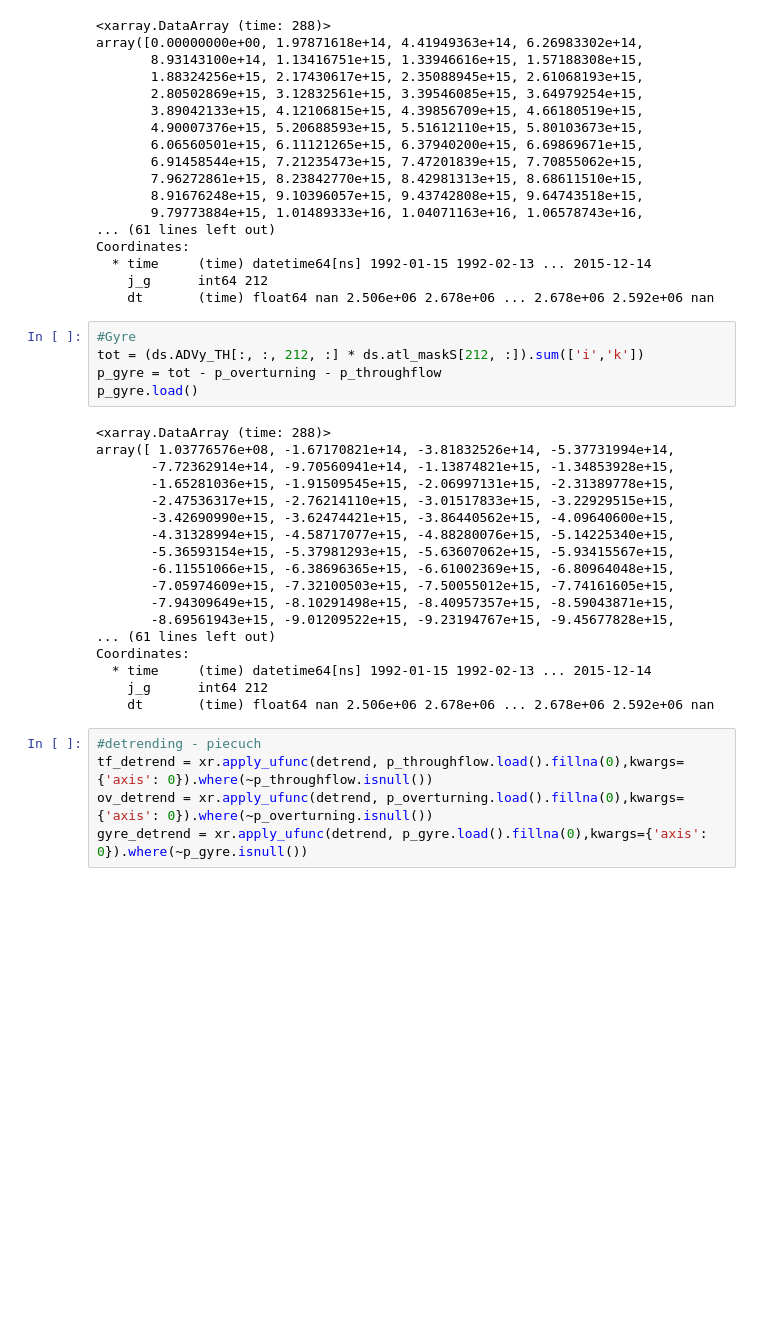
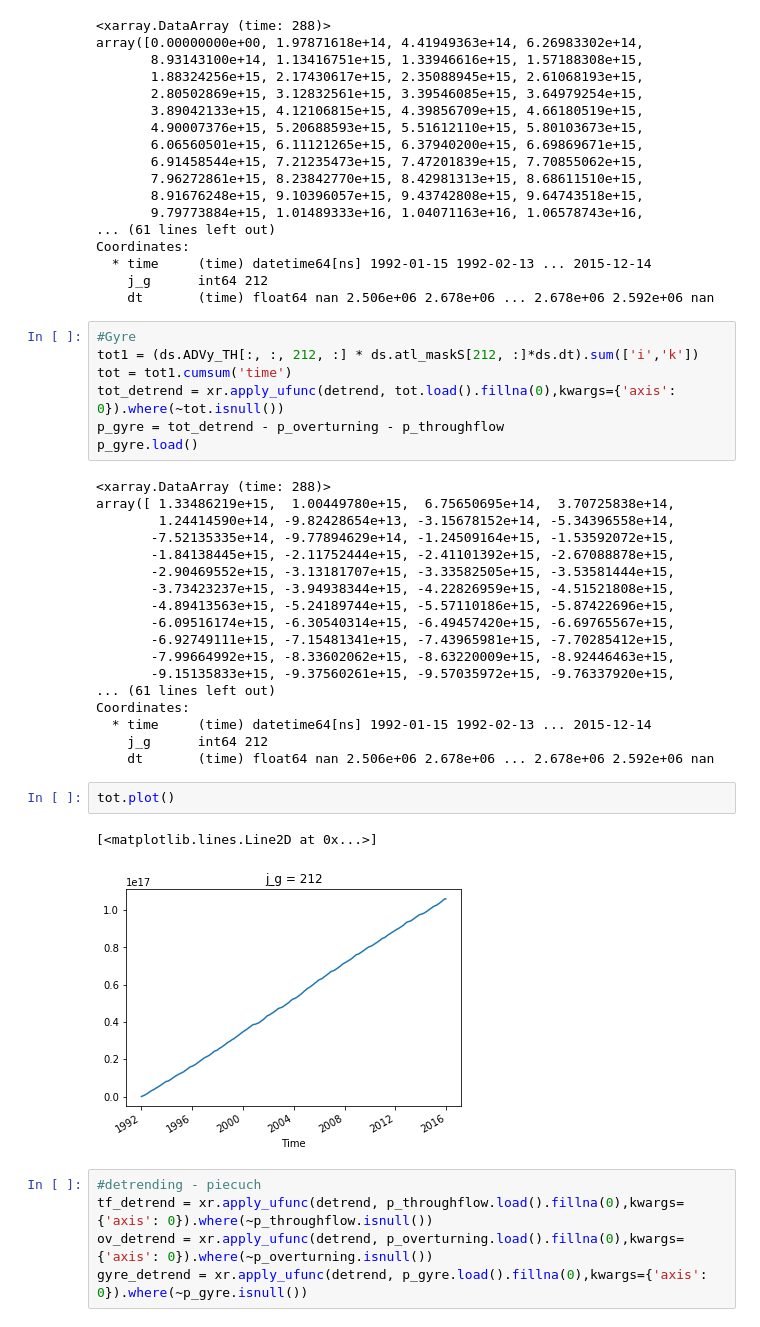
Before and after one commit to cjiang15/na-heat-transport, a Jupyter notebook: semester-work/old-210s-code/spencer-plot.ipynb, the cells around one changed output. Drawn from its saved outputs; the diff is of its cells as text; blank space fills up the shorter version.

```diff
--- a/semester-work/spencer-plot.ipynb
+++ b/semester-work/old-210s-code/spencer-plot.ipynb
@@ -252,27 +252,34 @@ Coordinates:
     dt       (time) float64 nan 2.506e+06 2.678e+06 ... 2.678e+06 2.592e+06 nan
 # %%
 #Gyre
-tot = (ds.ADVy_TH[:, :, 212, :] * ds.atl_maskS[212, :]).sum(['i','k'])
-p_gyre = tot - p_overturning - p_throughflow
+tot1 = (ds.ADVy_TH[:, :, 212, :] * ds.atl_maskS[212, :]*ds.dt).sum(['i','k'])
+tot = tot1.cumsum('time')
+tot_detrend = xr.apply_ufunc(detrend, tot.load().fillna(0),kwargs={'axis': 0}).where(~tot.isnull())
+p_gyre = tot_detrend - p_overturning - p_throughflow
 p_gyre.load()
 # %% [output]
 <xarray.DataArray (time: 288)>
-array([ 1.03776576e+08, -1.67170821e+14, -3.81832526e+14, -5.37731994e+14,
-       -7.72362914e+14, -9.70560941e+14, -1.13874821e+15, -1.34853928e+15,
-       -1.65281036e+15, -1.91509545e+15, -2.06997131e+15, -2.31389778e+15,
-       -2.47536317e+15, -2.76214110e+15, -3.01517833e+15, -3.22929515e+15,
-       -3.42690990e+15, -3.62474421e+15, -3.86440562e+15, -4.09640600e+15,
-       -4.31328994e+15, -4.58717077e+15, -4.88280076e+15, -5.14225340e+15,
-       -5.36593154e+15, -5.37981293e+15, -5.63607062e+15, -5.93415567e+15,
-       -6.11551066e+15, -6.38696365e+15, -6.61002369e+15, -6.80964048e+15,
-       -7.05974609e+15, -7.32100503e+15, -7.50055012e+15, -7.74161605e+15,
-       -7.94309649e+15, -8.10291498e+15, -8.40957357e+15, -8.59043871e+15,
-       -8.69561943e+15, -9.01209522e+15, -9.23194767e+15, -9.45677828e+15,
+array([ 1.33486219e+15,  1.00449780e+15,  6.75650695e+14,  3.70725838e+14,
+        1.24414590e+14, -9.82428654e+13, -3.15678152e+14, -5.34396558e+14,
+       -7.52135335e+14, -9.77894629e+14, -1.24509164e+15, -1.53592072e+15,
+       -1.84138445e+15, -2.11752444e+15, -2.41101392e+15, -2.67088878e+15,
+       -2.90469552e+15, -3.13181707e+15, -3.33582505e+15, -3.53581444e+15,
+       -3.73423237e+15, -3.94938344e+15, -4.22826959e+15, -4.51521808e+15,
+       -4.89413563e+15, -5.24189744e+15, -5.57110186e+15, -5.87422696e+15,
+       -6.09516174e+15, -6.30540314e+15, -6.49457420e+15, -6.69765567e+15,
+       -6.92749111e+15, -7.15481341e+15, -7.43965981e+15, -7.70285412e+15,
+       -7.99664992e+15, -8.33602062e+15, -8.63220009e+15, -8.92446463e+15,
+       -9.15135833e+15, -9.37560261e+15, -9.57035972e+15, -9.76337920e+15,
 ... (61 lines left out)
 Coordinates:
   * time     (time) datetime64[ns] 1992-01-15 1992-02-13 ... 2015-12-14
     j_g      int64 212
     dt       (time) float64 nan 2.506e+06 2.678e+06 ... 2.678e+06 2.592e+06 nan
+# %%
+tot.plot()
+# %% [output]
+[<matplotlib.lines.Line2D at 0x...>]
+[figure, added]
 # %%
 #detrending - piecuch
 tf_detrend = xr.apply_ufunc(detrend, p_throughflow.load().fillna(0),kwargs={'axis': 0}).where(~p_throughflow.isnull())
```
Also changed, not shown: parts of 2 cells of this notebook, 28 other files.
